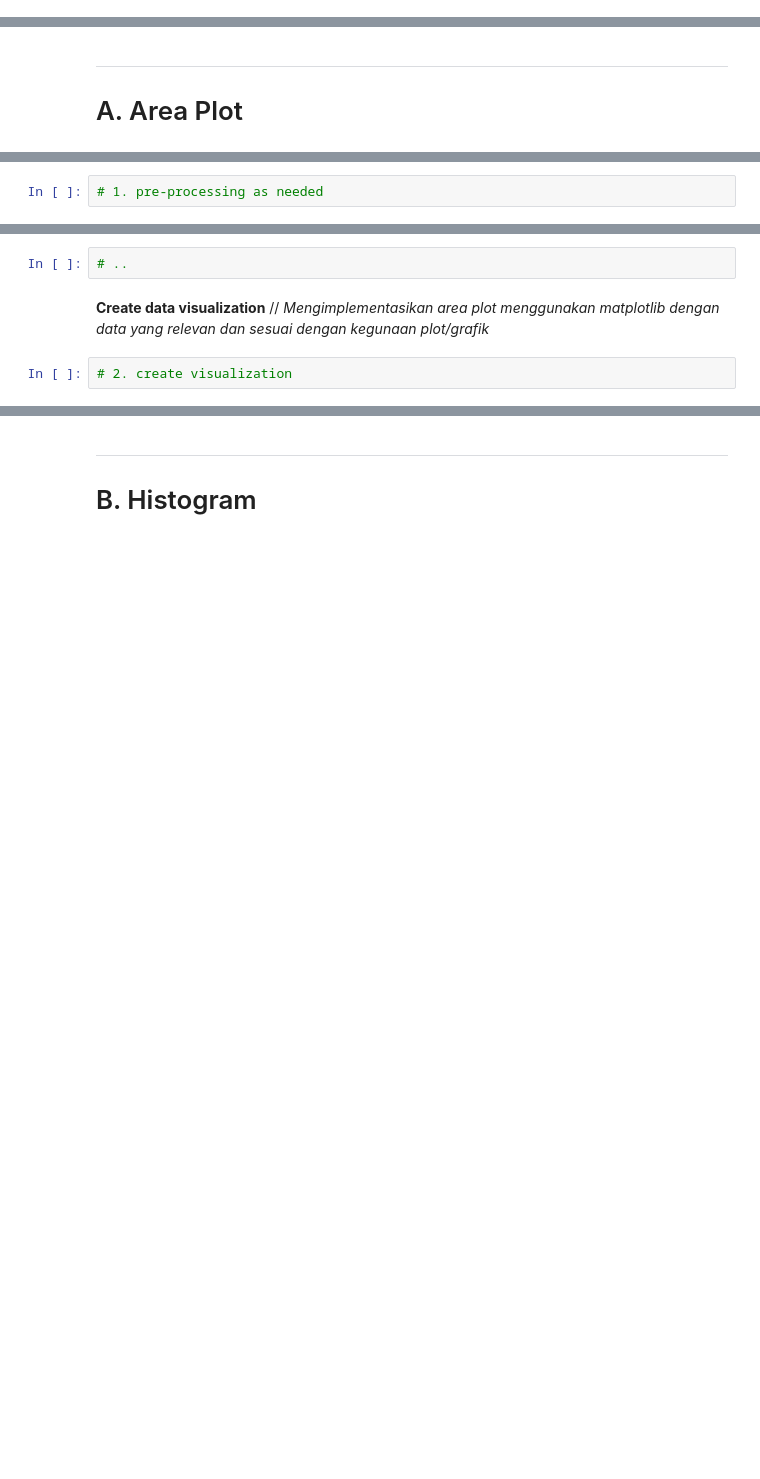
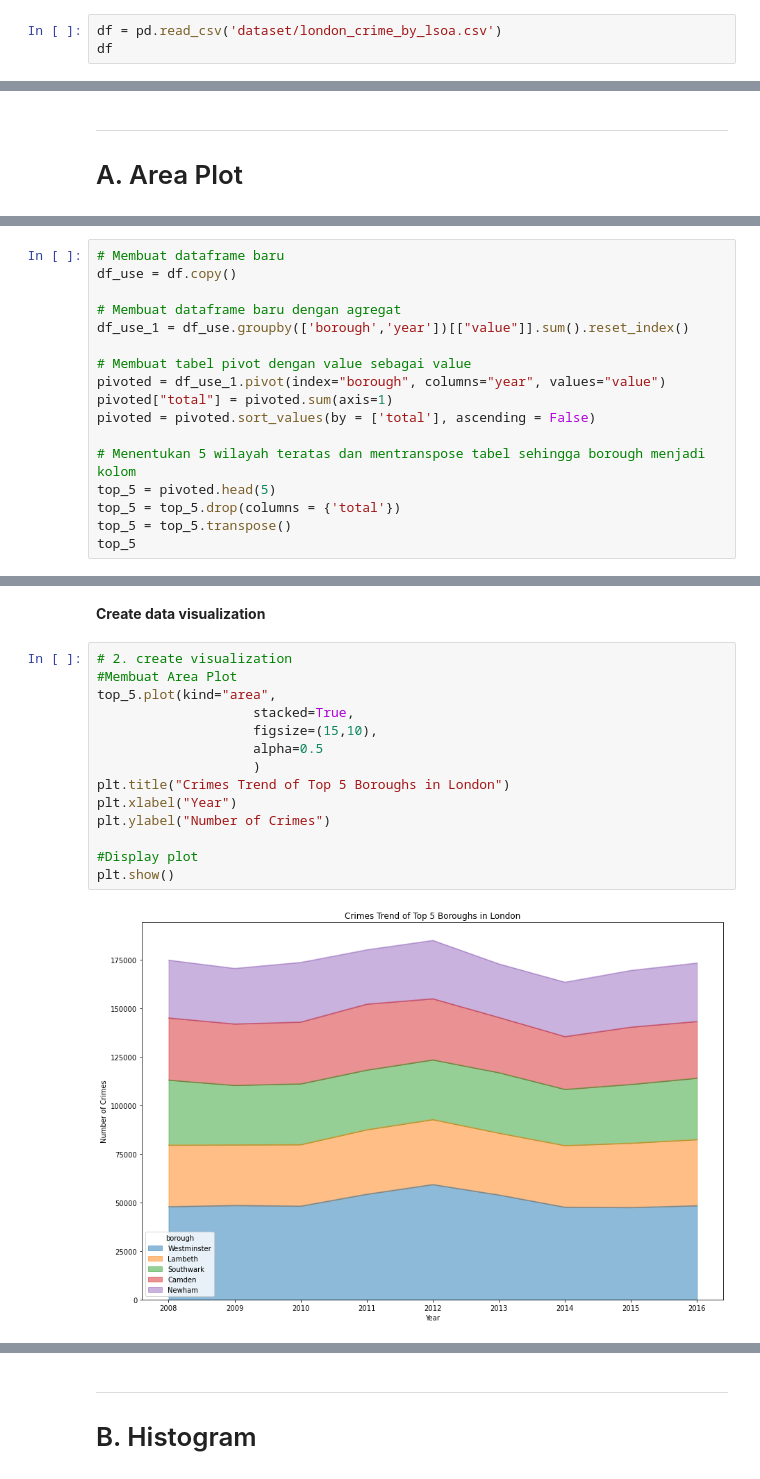
Before and after one commit to yonakisaragi/H8_3, a Jupyter notebook: PYTN_Assgn_1_3_Yona Ade Hermawan.ipynb, the cells around one changed output, grey strips where cells are left out. Saved outputs shown, nothing was run; the diff lists cells and outputs as text; blank space fills up the shorter version.

Commit message:
Assignment Python 1 Visualisasi

```diff
--- a/PYTN_Assgn_1_3_Yona Ade Hermawan.ipynb
+++ b/PYTN_Assgn_1_3_Yona Ade Hermawan.ipynb
@@ -30,0 +34,3 @@ from wordcloud import WordCloud, STOPWORDS
+# %%
+df = pd.read_csv('dataset/london_crime_by_lsoa.csv')
+df
@@ -40,2 +92,17 @@ from wordcloud import WordCloud, STOPWORDS
 # %%
-# 1. pre-processing as needed
+# Membuat dataframe baru
+df_use = df.copy()
+
+# Membuat dataframe baru dengan agregat
+df_use_1 = df_use.groupby(['borough','year'])[["value"]].sum().reset_index()
+
+# Membuat tabel pivot dengan value sebagai value
+pivoted = df_use_1.pivot(index="borough", columns="year", values="value")
+pivoted["total"] = pivoted.sum(axis=1)
+pivoted = pivoted.sort_values(by = ['total'], ascending = False)
+
+# Menentukan 5 wilayah teratas dan mentranspose tabel sehingga borough menjadi kolom
+top_5 = pivoted.head(5)
+top_5 = top_5.drop(columns = {'total'})
+top_5 = top_5.transpose()
+top_5
@@ -42,7 +121,19 @@ from wordcloud import WordCloud, STOPWORDS
-# %%
-# ..
 # %% [markdown]
-**Create data visualization** // *Mengimplementasikan area plot menggunakan matplotlib dengan data yang relevan dan sesuai dengan kegunaan plot/grafik*
+**Create data visualization**
 # %%
 # 2. create visualization
+#Membuat Area Plot
+top_5.plot(kind="area",
+                    stacked=True,
+                    figsize=(15,10),
+                    alpha=0.5
+                    )
+plt.title("Crimes Trend of Top 5 Boroughs in London")
+plt.xlabel("Year")
+plt.ylabel("Number of Crimes")
+
+#Display plot
+plt.show()
+# %% [output]
+[figure, added]
 # %% [markdown]
```
Also changed, not shown: parts of 52 cells of this notebook.
